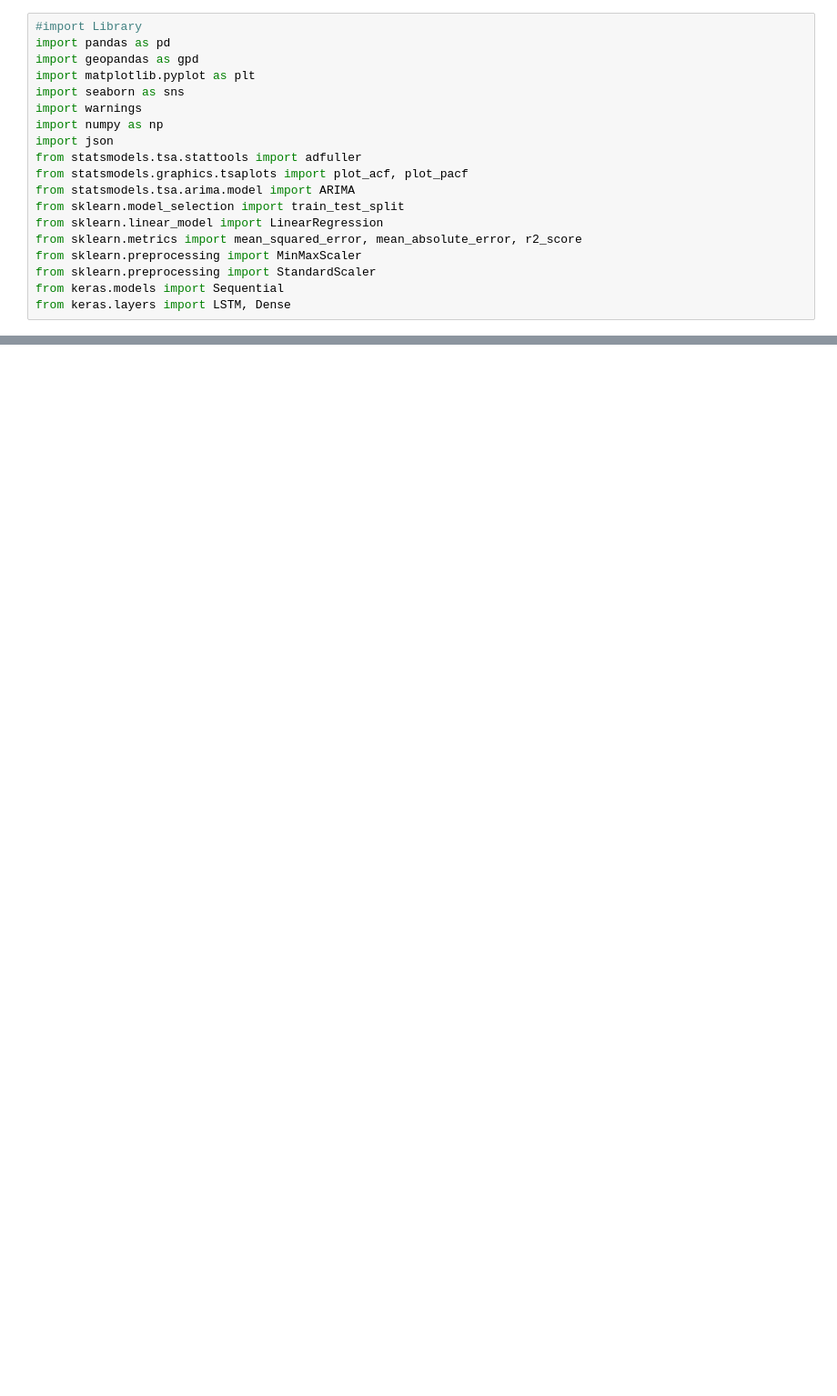
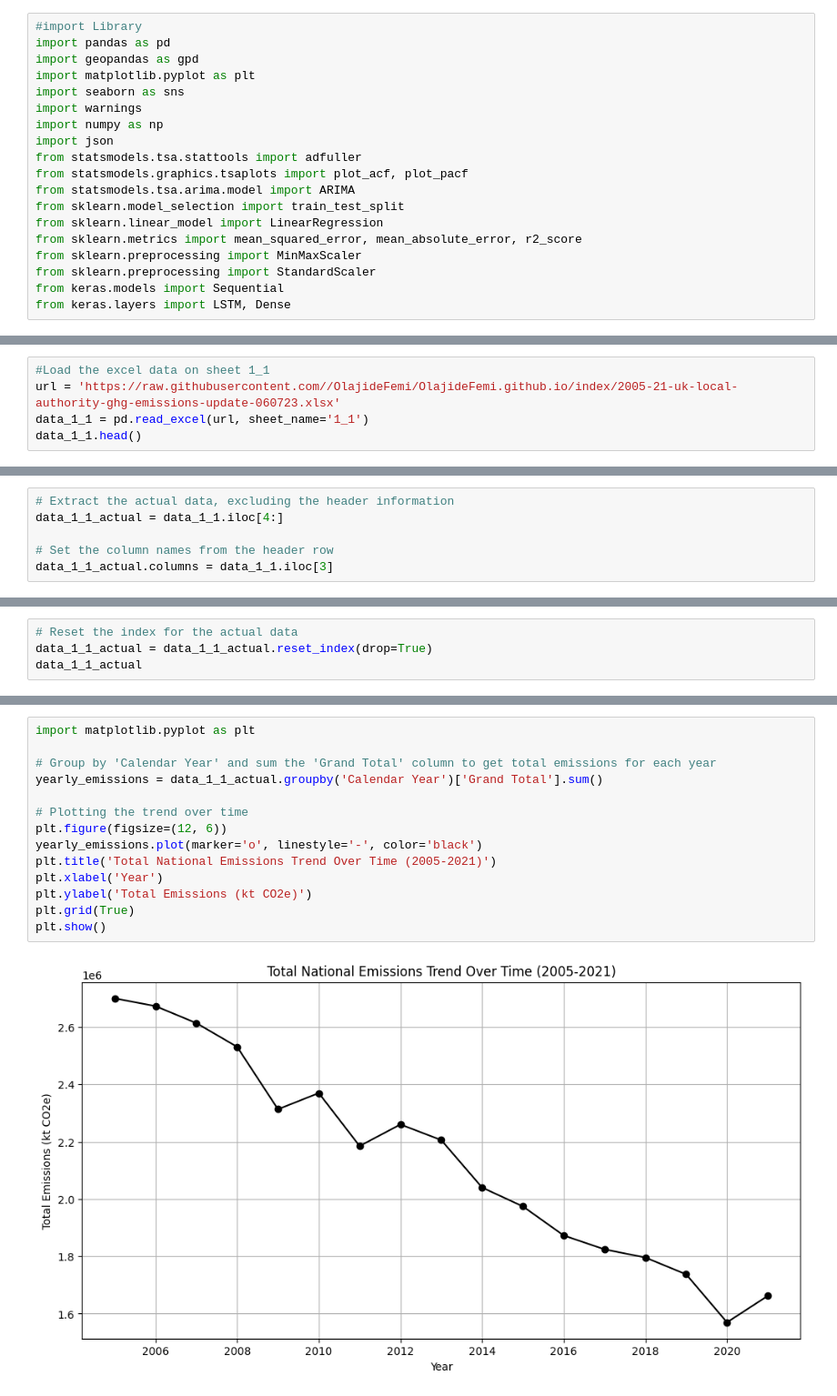
Before and after one commit to Olufemol/OlajideFemi.github.io, a Jupyter notebook: Dissertation_Code_1.ipynb, the cells around one changed output, grey strips where cells are left out. Shown: that part at 91% size. Saved outputs shown, nothing was run; the diff lists cells and outputs as text; blank space fills up the shorter version.

```diff
--- a/Dissertation_Code_1.ipynb
+++ b/Dissertation_Code_1.ipynb
@@ -73,0 +73,5 @@ From exploration of the '1_1' sheet
+# %%
+#Load the excel data on sheet 1_1
+url = 'https://raw.githubusercontent.com//OlajideFemi/OlajideFemi.github.io/index/2005-21-uk-local-authority-ghg-emissions-update-060723.xlsx'
+data_1_1 = pd.read_excel(url, sheet_name='1_1')
+data_1_1.head()
@@ -73,0 +86,6 @@ From exploration of the '1_1' sheet
+# %%
+# Extract the actual data, excluding the header information
+data_1_1_actual = data_1_1.iloc[4:]
+
+# Set the column names from the header row
+data_1_1_actual.columns = data_1_1.iloc[3]
@@ -73,0 +108,4 @@ From exploration of the '1_1' sheet
+# %%
+# Reset the index for the actual data
+data_1_1_actual = data_1_1_actual.reset_index(drop=True)
+data_1_1_actual
@@ -73,0 +191,16 @@ From exploration of the '1_1' sheet
+# %%
+import matplotlib.pyplot as plt
+
+# Group by 'Calendar Year' and sum the 'Grand Total' column to get total emissions for each year
+yearly_emissions = data_1_1_actual.groupby('Calendar Year')['Grand Total'].sum()
+
+# Plotting the trend over time
+plt.figure(figsize=(12, 6))
+yearly_emissions.plot(marker='o', linestyle='-', color='black')
+plt.title('Total National Emissions Trend Over Time (2005-2021)')
+plt.xlabel('Year')
+plt.ylabel('Total Emissions (kt CO2e)')
+plt.grid(True)
+plt.show()
+# %% [output]
+[figure, added]
```
Also changed, not shown: parts of 19 cells of this notebook.
